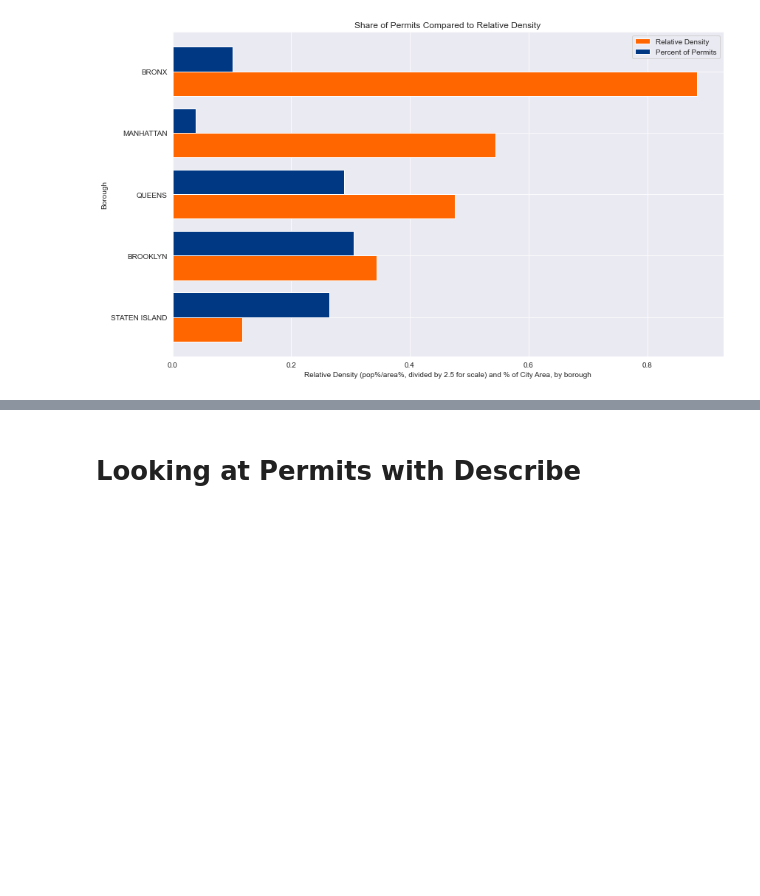
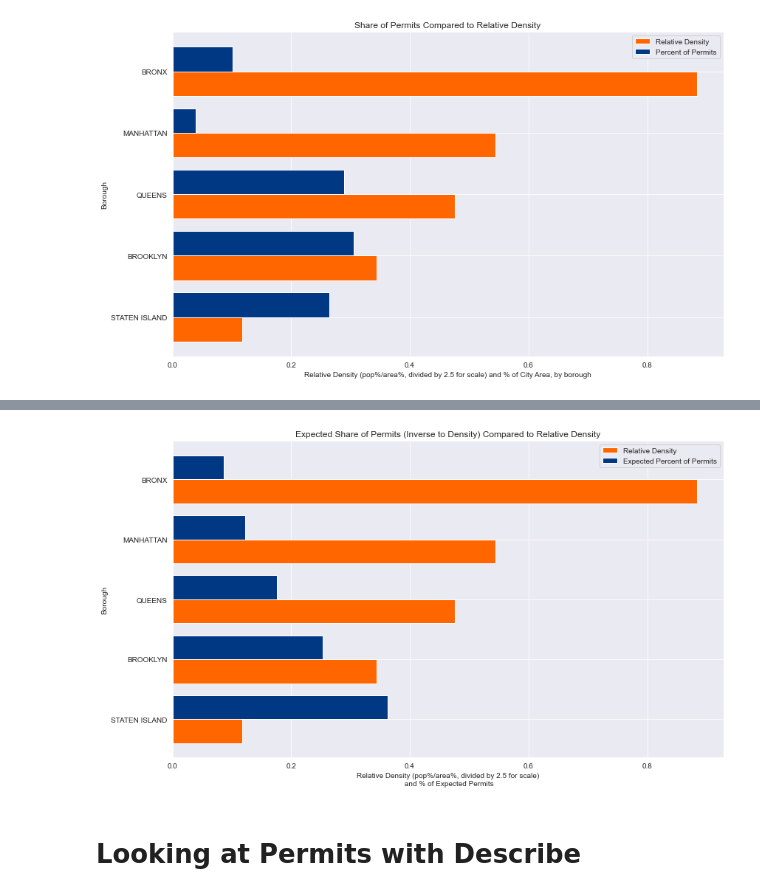
Before and after one commit to lmdunn/nycpermits, a Jupyter notebook: 03_eda.ipynb, the cells around one changed output, grey strips where cells are left out. Saved outputs shown, nothing was run; the diff lists cells and outputs as text; code cells hidden in the pictures; blank space fills up the shorter version.

```diff
--- a/03_eda.ipynb
+++ b/03_eda.ipynb
@@ -363,3 +427,24 @@ plt.savefig('images/perms_v_density_boro.png');
+# %%
+X = boroughs['borough']
+Yarea = boroughs['relative_density']/2.5
+Zpark_area = expected_share
+
+Y_axis = np.arange(len(X))
+
+plt.figure(figsize = (12,7))
+plt.barh(Y_axis - 0.2, Yarea, 0.4, label = 'Relative Density', color = ny_orange)
+plt.barh(Y_axis + 0.2, Zpark_area, 0.4, label = 'Expected Percent of Permits', color = ny_blue)
+
+plt.yticks(Y_axis, X)
+plt.ylabel("Borough")
+plt.xlabel("Relative Density (pop%/area%, divided by 2.5 for scale)\n and % of Expected Permits")
+plt.title("Expected Share of Permits (Inverse to Density) Compared to Relative Density")
+plt.legend()
+
+plt.tight_layout()
+plt.savefig('images/perms_expected_v_density_boro.png');
+# %% [output]
+[figure, added]
 # %% [markdown]
 # Looking at Permits with Describe
 # %%
```
Also changed, not shown: parts of 22 cells of this notebook, 45 other files.
